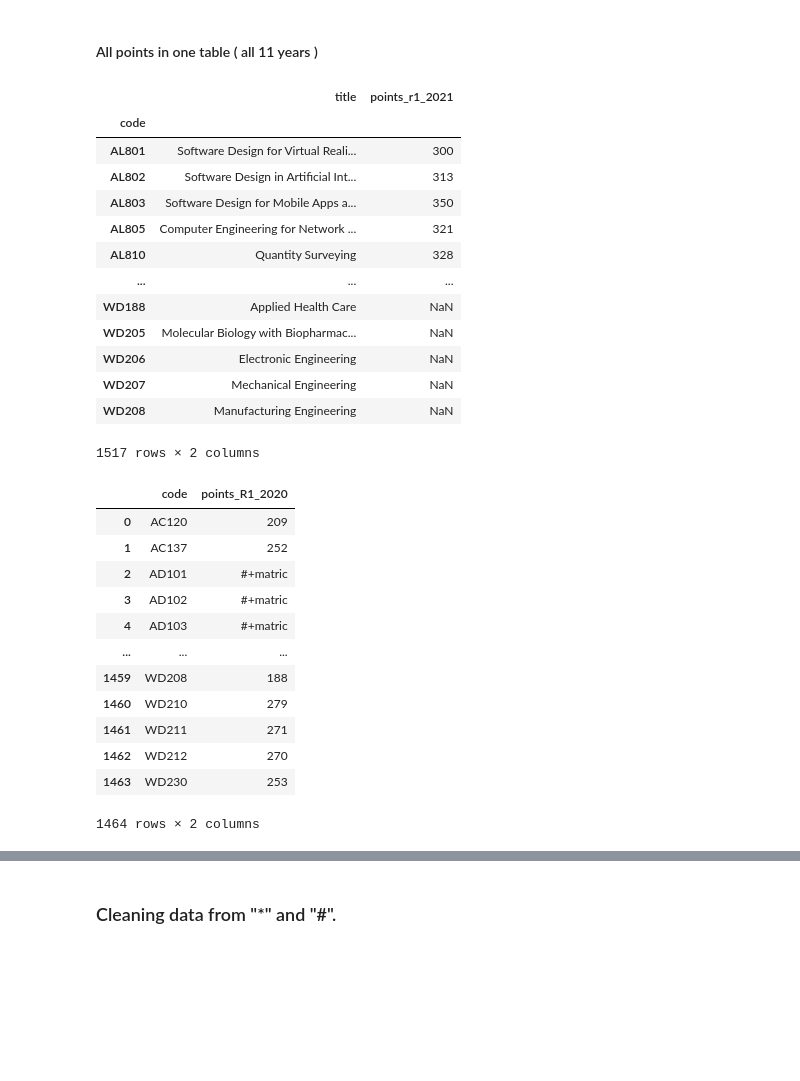
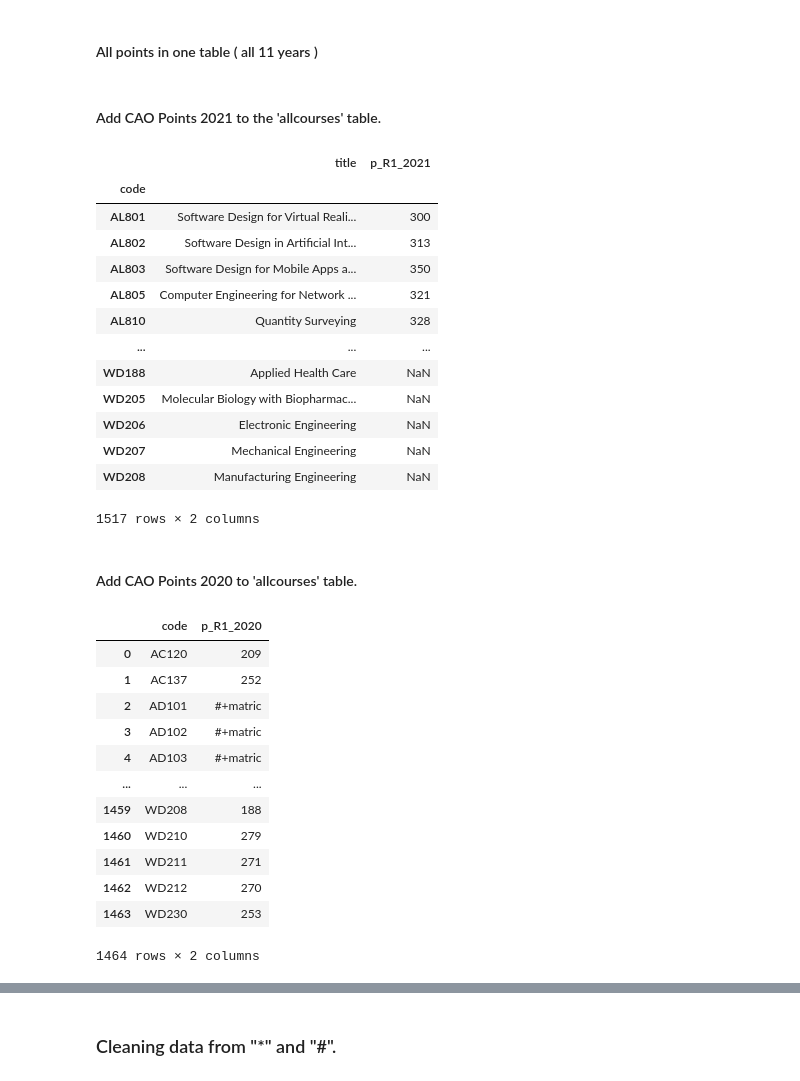
Before and after one commit to DracoNibilis/CAO_Points_Analysis, a Jupyter notebook: cao.ipynb, the cells around one changed output, grey strips where cells are left out. Drawn from its saved outputs; the diff is of its cells as text; code cells hidden in the pictures; blank space fills up the shorter version.

```diff
--- a/cao.ipynb
+++ b/cao.ipynb
@@ -654,5 +654,5 @@ allcourses
 # %%
 # Set the index to the code column.
 df2021.set_index('code', inplace=True)
-# Set columns as 'title', 'points_r1_2021', 'points_r2_2021'.
-df2021.columns = ['title', 'points_r1_2021', 'points_r2_2021']
+# Set columns as 'title', 'p_R1_2021', 'p_R2_2021'.
+df2021.columns = ['title', 'p_R1_2021', 'p_R2_2021']
@@ -668,10 +676,12 @@ df2021.columns = ['title', 'points_r1_2021', 'points_r2_2021']
 allcourses.set_index('code', inplace=True)
+# %% [markdown]
+#### Add CAO Points 2021 to the 'allcourses' table.
 # %%
-# add points 2021 to table
-allcourses = allcourses.join(df2021[['points_r1_2021']])
+# Add points 2021 to table.
+allcourses = allcourses.join(df2021[['p_R1_2021']])
 allcourses
 # %% [output]
-|  | title | points_r1_2021 |
+|  | title | p_R1_2021 |
 | code |  |  |
 | AL801 | Software Design for Virtual Reali... | 300 |
 | AL802 | Software Design in Artificial Int... | 313 |
@@ -685,13 +695,16 @@ allcourses
 | WD207 | Mechanical Engineering | NaN |
 | WD208 | Manufacturing Engineering | NaN |
 1517 rows × 2 columns
+# %% [markdown]
+#### Add CAO Points 2020 to 'allcourses' table.
 # %%
-# add points 2020 in the table
+# Pull needed columns from 2020 Points Data Set.
 df2020_r1 = df2020[['COURSE CODE2', 'R1 POINTS']]
-df2020_r1.columns = ['code', 'points_R1_2020']
+# Set columns as 'code', 'p_R1_2020'.
+df2020_r1.columns = ['code', 'p_R1_2020']
 df2020_r1
 # %% [output]
-|  | code | points_R1_2020 |
+|  | code | p_R1_2020 |
 | 0 | AC120 | 209 |
 | 1 | AC137 | 252 |
 | 2 | AD101 | #+matric |
```
Also changed, not shown: parts of 50 cells of this notebook, 24 other files.
